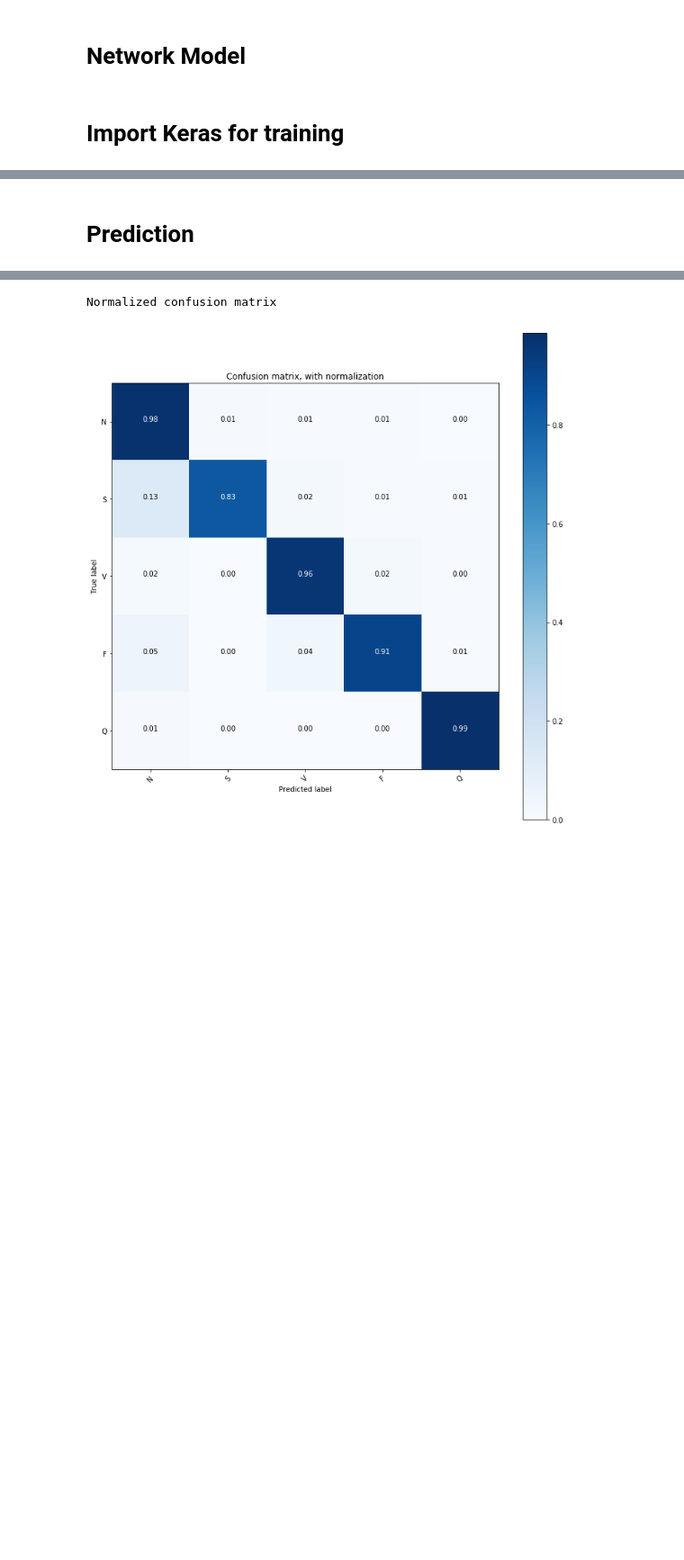
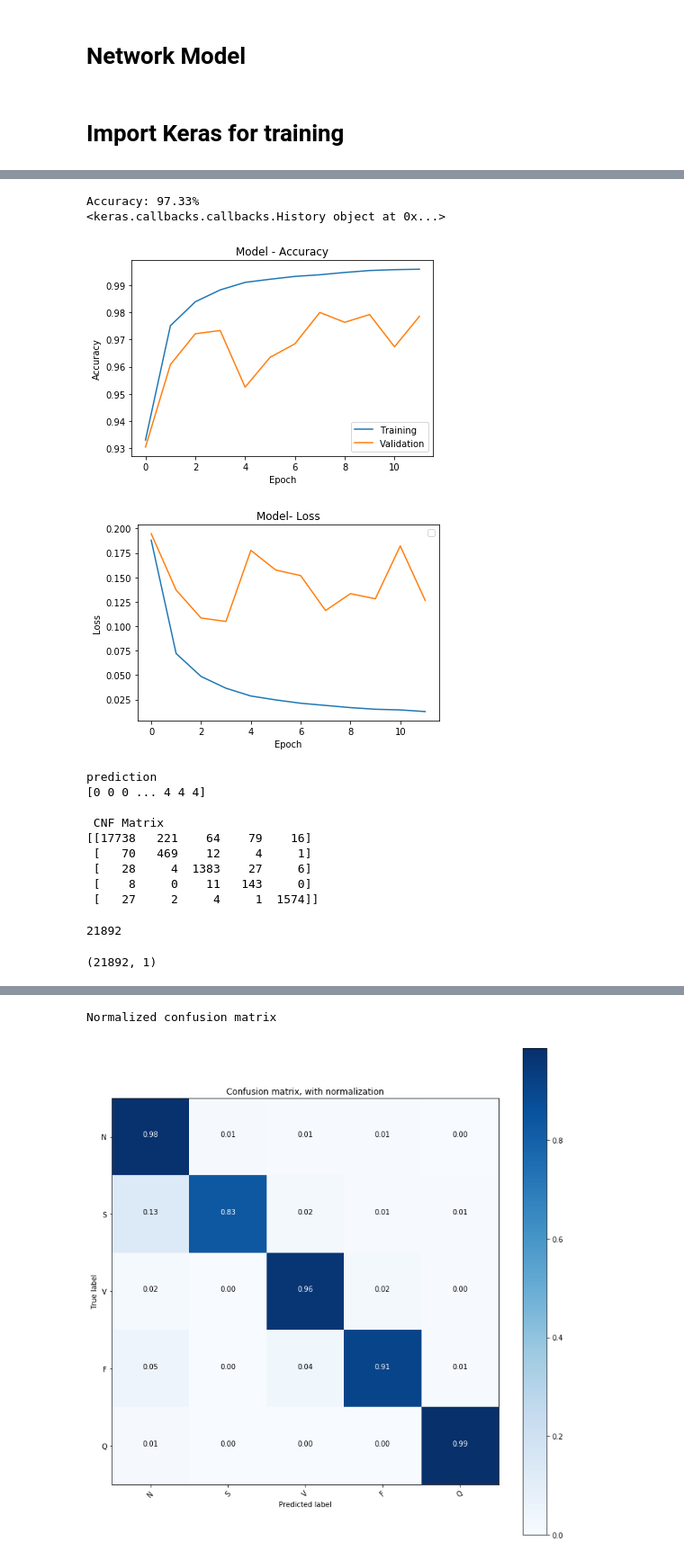
Before and after one commit to AbiralRai/SmartPatientAssistant, a Jupyter notebook: Processing.ipynb, the cells around one changed output, grey strips where cells are left out. Shown: that part at 90% size. Cells and saved outputs as stored; diff of their text form; code cells hidden in the pictures; blank space fills up the shorter version.

```diff
--- a/Processing.ipynb
+++ b/Processing.ipynb
@@ -267,5 +248,18 @@ model,history=network(X_train,y_train,X_test,y_test)
-# %% [markdown]
-# Prediction
 # %%
 evaluate_model(history,X_test,y_test,model)
-y_pred=model.predict(X_test)
+# y_pred=model.predict(X_test)
+# y_pred=model.predict(X_test[:1,:])
+# %% [output]
+Accuracy: 97.33%
+<keras.callbacks.callbacks.History object at 0x...>
+[figure, added]
+[figure, added]
+prediction
+[0 0 0 ... 4 4 4]
+
+ CNF Matrix
+[[17738   221    64    79    16]
+ [   70   469    12     4     1]
+ [   28     4  1383    27     6]
+ [    8     0    11   143     0]
+ [   27     2     4     1  1574]]
@@ -274,0 +266,12 @@ prediction
+# %%
+prediction=np.argmax(y_pred,axis=1)
+classes = np.array(['Normal beat', 'Supraventricular premature beat', 'Premature ventricular contraction', 'Fusion of ventricular and normal beat', 'Unclassifiable beat'])
+prediction
+len(classes[prediction])
+# %% [output]
+21892
+# %%
+prediction = pd.DataFrame(prediction)
+prediction.shape
+# %% [output]
+(21892, 1)
```
Also changed, not shown: parts of 20 cells of this notebook, 2 other files.
